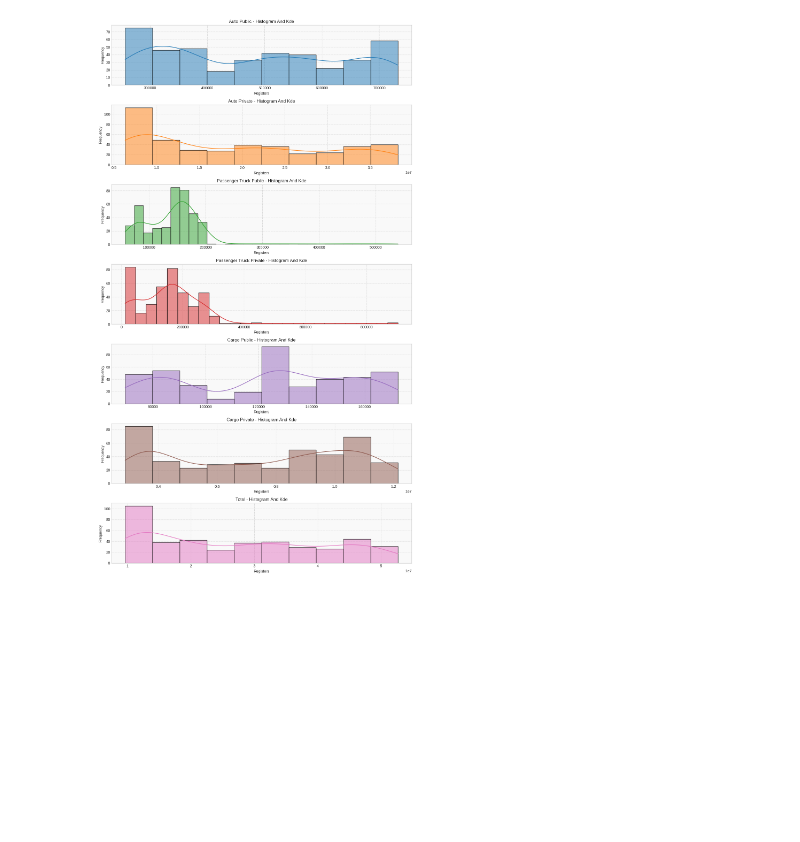
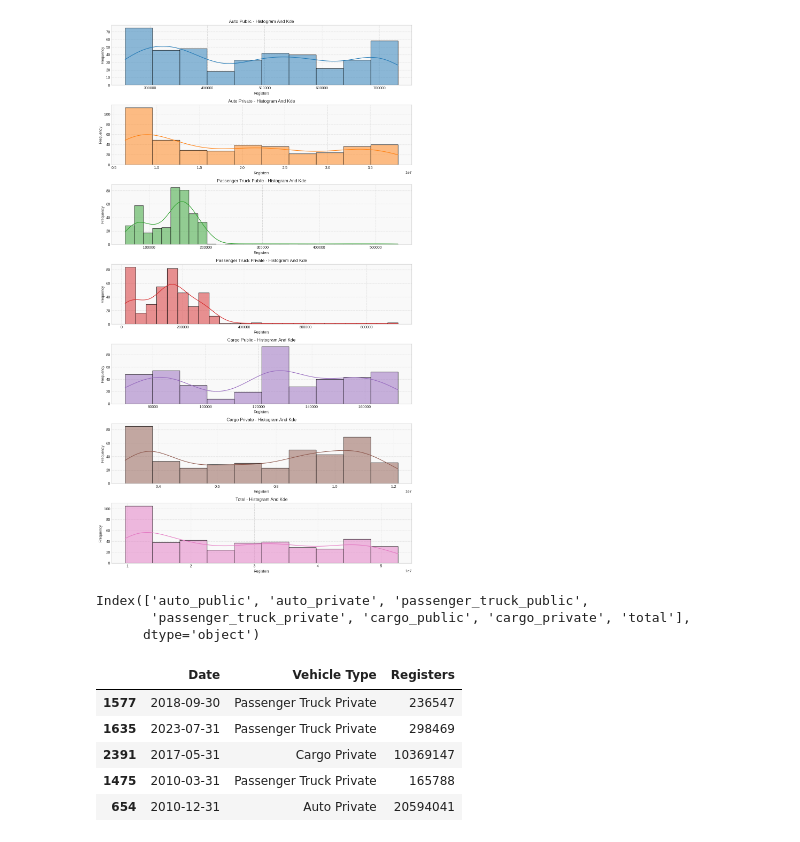
Before and after one commit to Roberto13-Vil/vehicle-registrations-forecasting, a Jupyter notebook: Notebook/02-Vizu.ipynb, the cells around one changed output. Cells and saved outputs as stored; diff of their text form; code cells hidden in the pictures; blank space fills up the shorter version.

```diff
--- a/Notebook/02-Vizu.ipynb
+++ b/Notebook/02-Vizu.ipynb
@@ -85,3 +85,30 @@ plt.savefig('../Outputs/Figures/04-histogram-kde')
 plt.show()
 # %% [output]
 [figure]
+# %%
+df.columns
+# %% [output]
+Index(['auto_public', 'auto_private', 'passenger_truck_public',
+       'passenger_truck_private', 'cargo_public', 'cargo_private', 'total'],
+      dtype='object')
+# %%
+df_long = df.reset_index().melt(
+    id_vars="FECHA",
+    value_vars=df.columns,
+    var_name="Vehicle Type",
+    value_name="Registers"
+)
+
+df_long["Vehicle Type"] = df_long["Vehicle Type"].str.replace('_', ' ').str.title()
+df_long.rename(columns={"FECHA": "Date"}, inplace=True)
+
+df_long.to_parquet("../Data/dash.parquet")
+# %%
+df_long.sample(5)
+# %% [output]
+|  | Date | Vehicle Type | Registers |
+| 1577 | 2018-09-30 | Passenger Truck Private | 236547 |
+| 1635 | 2023-07-31 | Passenger Truck Private | 298469 |
+| 2391 | 2017-05-31 | Cargo Private | 10369147 |
+| 1475 | 2010-03-31 | Passenger Truck Private | 165788 |
+| 654 | 2010-12-31 | Auto Private | 20594041 |
```
Also changed, not shown: 5 other files.
